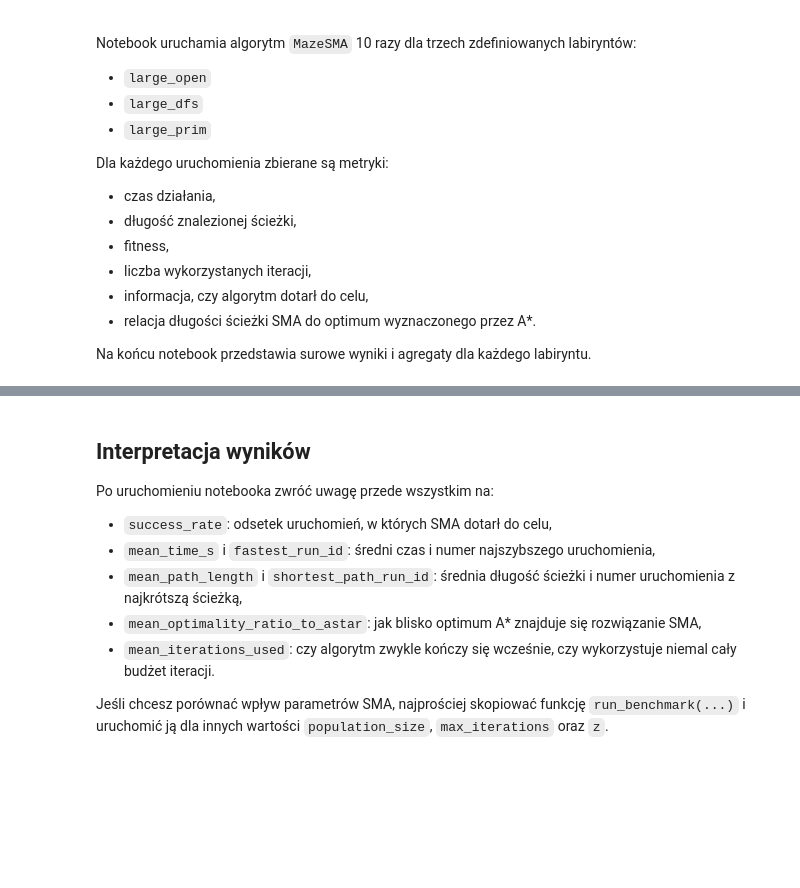
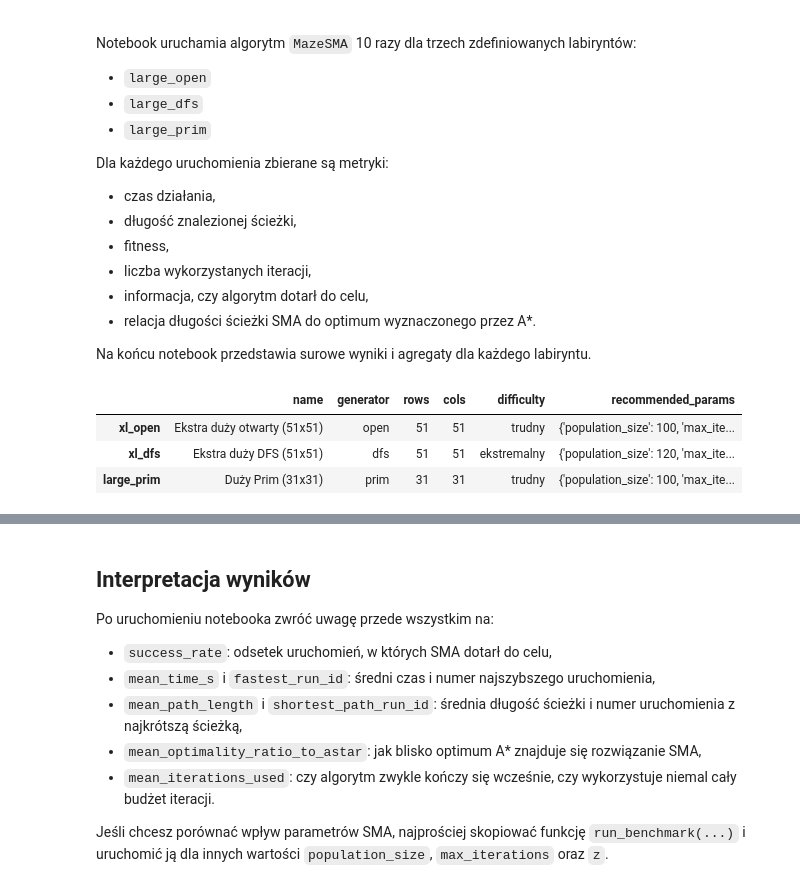
Before and after one commit to Pktu951/glebokie_uczenie_projekt1, a Jupyter notebook: maze_generated/experiments.ipynb, the cells around one changed output, grey strips where cells are left out. Saved outputs shown, nothing was run; the diff lists cells and outputs as text; code cells hidden in the pictures; blank space fills up the shorter version.

```diff
--- a/maze_generated/experiments.ipynb
+++ b/maze_generated/experiments.ipynb
@@ -32,13 +32,18 @@ pd.set_option('display.max_columns', None)
 pd.set_option('display.float_format', lambda x: f'{x:.4f}')
 sns.set_theme(style='whitegrid')
 # %%
-PRESETS_TO_TEST = ['large_open', 'large_dfs', 'large_prim']
+PRESETS_TO_TEST = ['xl_open', 'xl_dfs', 'large_prim']
 RUNS_PER_MAZE = 10
 BASE_SEED = 20260327
 
 presets = get_preset_mazes()
 presets_subset = {key: presets[key] for key in PRESETS_TO_TEST}
 pd.DataFrame(presets_subset).T[['name', 'generator', 'rows', 'cols', 'difficulty', 'recommended_params']]
+# %% [output]
+|  | name | generator | rows | cols | difficulty | recommended_params |
+| xl_open | Ekstra duży otwarty (51x51) | open | 51 | 51 | trudny | {'population_size': 100, 'max_ite... |
+| xl_dfs | Ekstra duży DFS (51x51) | dfs | 51 | 51 | ekstremalny | {'population_size': 120, 'max_ite... |
+| large_prim | Duży Prim (31x31) | prim | 31 | 31 | trudny | {'population_size': 100, 'max_ite... |
 # %%
 def run_single_sma(preset_key: str, run_id: int, base_seed: int = BASE_SEED) -> dict:
     config = presets[preset_key]
```
Also changed, not shown: parts of 5 cells of this notebook.
